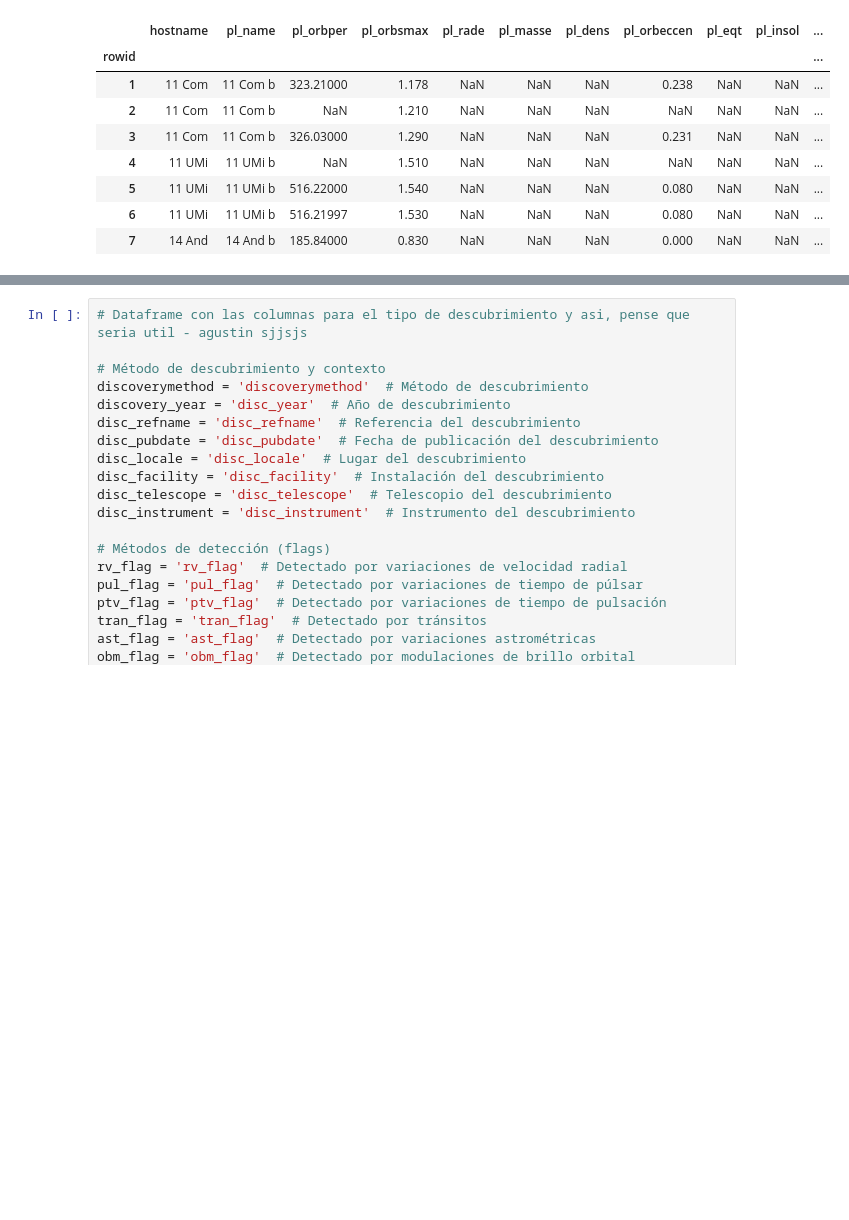
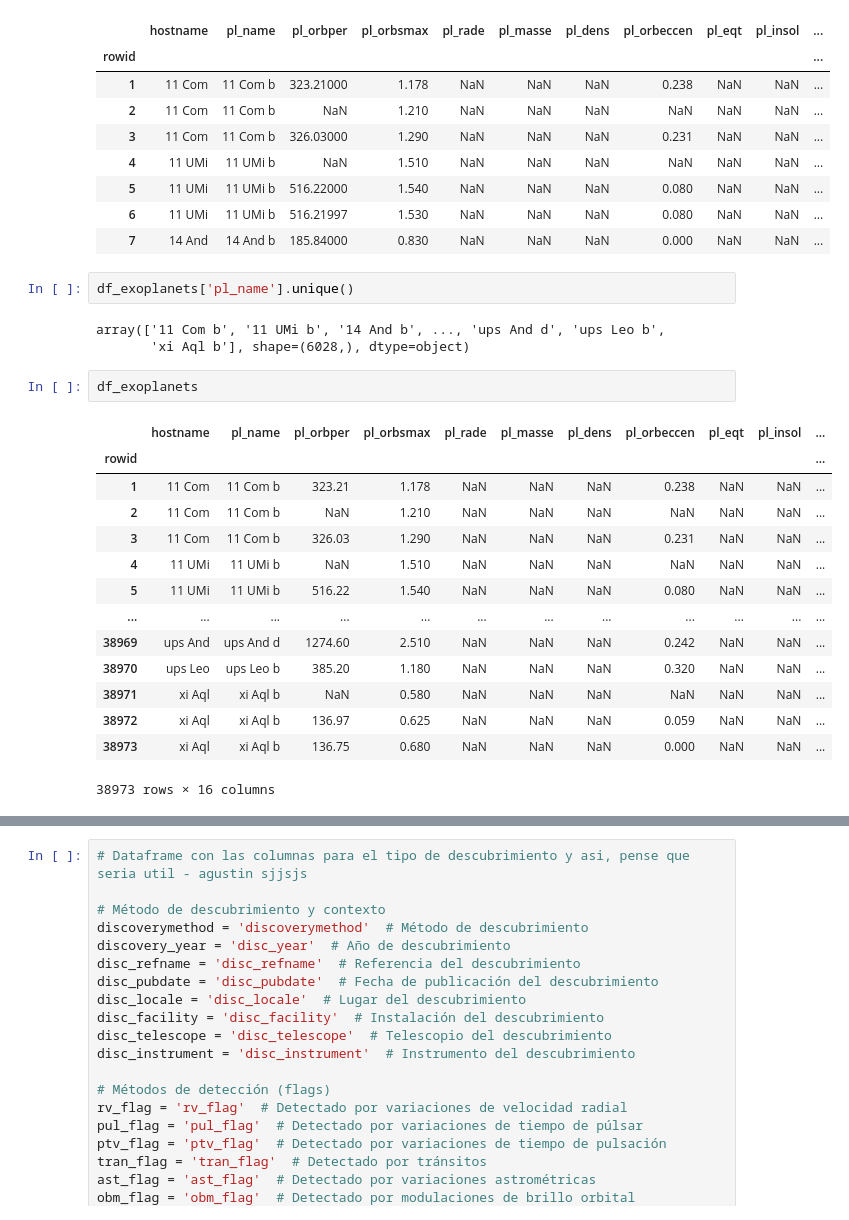
Before and after one commit to raylovesmusic/IMT2200-Proyecto-Grupal-A.R.D.E, a Jupyter notebook: notebooks/proyecto-arde.ipynb, the cells around one changed output, grey strips where cells are left out. Drawn from its saved outputs; the diff is of its cells as text; blank space fills up the shorter version.

```diff
--- a/notebooks/proyecto-arde.ipynb
+++ b/notebooks/proyecto-arde.ipynb
@@ -86,3 +131,25 @@ df_exoplanets.head(7)
 | 5 | 11 UMi | 11 UMi b | 516.22000 | 1.540 | NaN | NaN | NaN | 0.080 | NaN | NaN | ... |
 | 6 | 11 UMi | 11 UMi b | 516.21997 | 1.530 | NaN | NaN | NaN | 0.080 | NaN | NaN | ... |
 | 7 | 14 And | 14 And b | 185.84000 | 0.830 | NaN | NaN | NaN | 0.000 | NaN | NaN | ... |
+# %%
+df_exoplanets['pl_name'].unique()
+# %% [output]
+array(['11 Com b', '11 UMi b', '14 And b', ..., 'ups And d', 'ups Leo b',
+       'xi Aql b'], shape=(6028,), dtype=object)
+# %%
+df_exoplanets
+# %% [output]
+|  | hostname | pl_name | pl_orbper | pl_orbsmax | pl_rade | pl_masse | pl_dens | pl_orbeccen | pl_eqt | pl_insol | ... |
+| rowid |  |  |  |  |  |  |  |  |  |  | ... |
+| 1 | 11 Com | 11 Com b | 323.21 | 1.178 | NaN | NaN | NaN | 0.238 | NaN | NaN | ... |
+| 2 | 11 Com | 11 Com b | NaN | 1.210 | NaN | NaN | NaN | NaN | NaN | NaN | ... |
+| 3 | 11 Com | 11 Com b | 326.03 | 1.290 | NaN | NaN | NaN | 0.231 | NaN | NaN | ... |
+| 4 | 11 UMi | 11 UMi b | NaN | 1.510 | NaN | NaN | NaN | NaN | NaN | NaN | ... |
+| 5 | 11 UMi | 11 UMi b | 516.22 | 1.540 | NaN | NaN | NaN | 0.080 | NaN | NaN | ... |
+| ... | ... | ... | ... | ... | ... | ... | ... | ... | ... | ... | ... |
+| 38969 | ups And | ups And d | 1274.60 | 2.510 | NaN | NaN | NaN | 0.242 | NaN | NaN | ... |
+| 38970 | ups Leo | ups Leo b | 385.20 | 1.180 | NaN | NaN | NaN | 0.320 | NaN | NaN | ... |
+| 38971 | xi Aql | xi Aql b | NaN | 0.580 | NaN | NaN | NaN | NaN | NaN | NaN | ... |
+| 38972 | xi Aql | xi Aql b | 136.97 | 0.625 | NaN | NaN | NaN | 0.059 | NaN | NaN | ... |
+| 38973 | xi Aql | xi Aql b | 136.75 | 0.680 | NaN | NaN | NaN | 0.000 | NaN | NaN | ... |
+38973 rows × 16 columns
```
Also changed, not shown: parts of 6 cells of this notebook.
